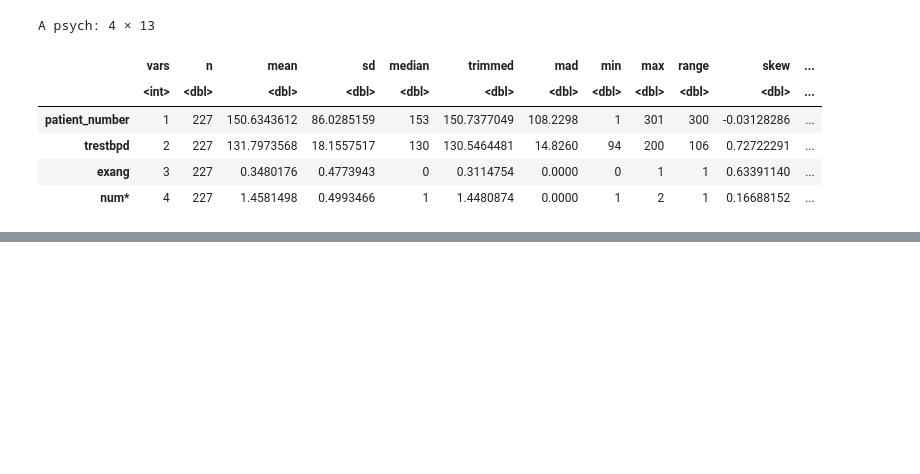
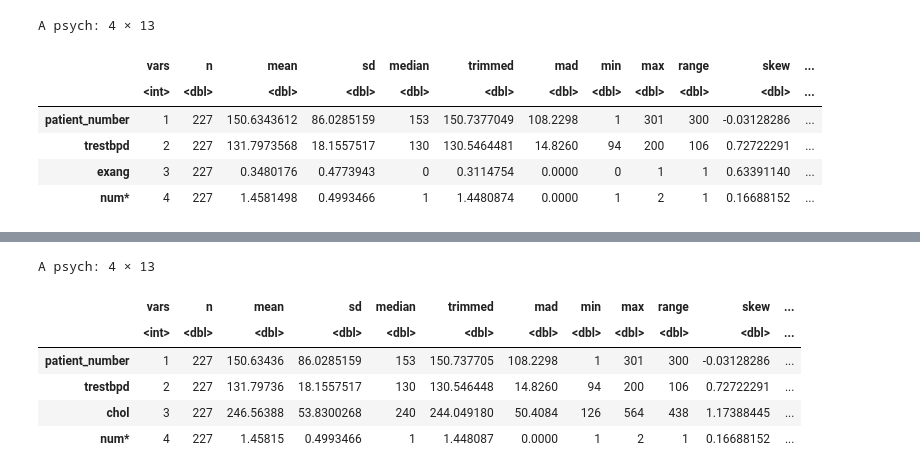
Before and after one commit to cchurch999/Data-Science-Group-Project-Books, a Jupyter notebook: Preliminary exploratory data analysis.ipynb, the cells around one changed output, grey strips where cells are left out. Saved outputs shown, nothing was run; the diff lists cells and outputs as text; code cells hidden in the pictures; blank space fills up the shorter version.

```diff
--- a/Preliminary exploratory data analysis.ipynb
+++ b/Preliminary exploratory data analysis.ipynb
@@ -236,0 +323,10 @@ exang_hist
+# %%
+describe(heart_disease_train)
+# %% [output]
+A psych: 4 × 13
+|  | vars | n | mean | sd | median | trimmed | mad | min | max | range | skew | ... |
+|  | <int> | <dbl> | <dbl> | <dbl> | <dbl> | <dbl> | <dbl> | <dbl> | <dbl> | <dbl> | <dbl> | ... |
+| patient_number | 1 | 227 | 150.63436 | 86.0285159 | 153 | 150.737705 | 108.2298 | 1 | 301 | 300 | -0.03128286 | ... |
+| trestbpd | 2 | 227 | 131.79736 | 18.1557517 | 130 | 130.546448 | 14.8260 | 94 | 200 | 106 | 0.72722291 | ... |
+| chol | 3 | 227 | 246.56388 | 53.8300268 | 240 | 244.049180 | 50.4084 | 126 | 564 | 438 | 1.17388445 | ... |
+| num* | 4 | 227 | 1.45815 | 0.4993466 | 1 | 1.448087 | 0.0000 | 1 | 2 | 1 | 0.16688152 | ... |
```
Also changed, not shown: parts of 9 cells of this notebook.
